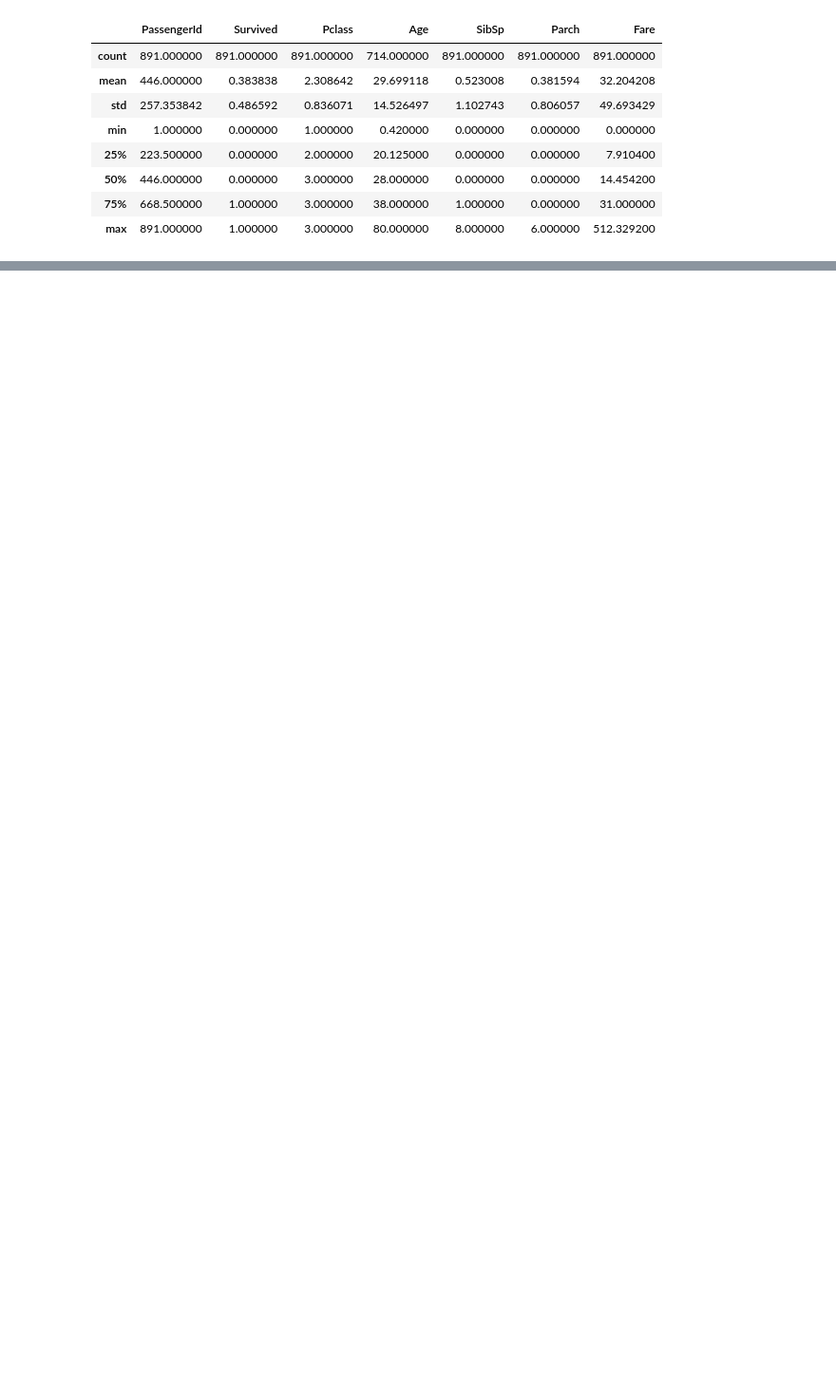
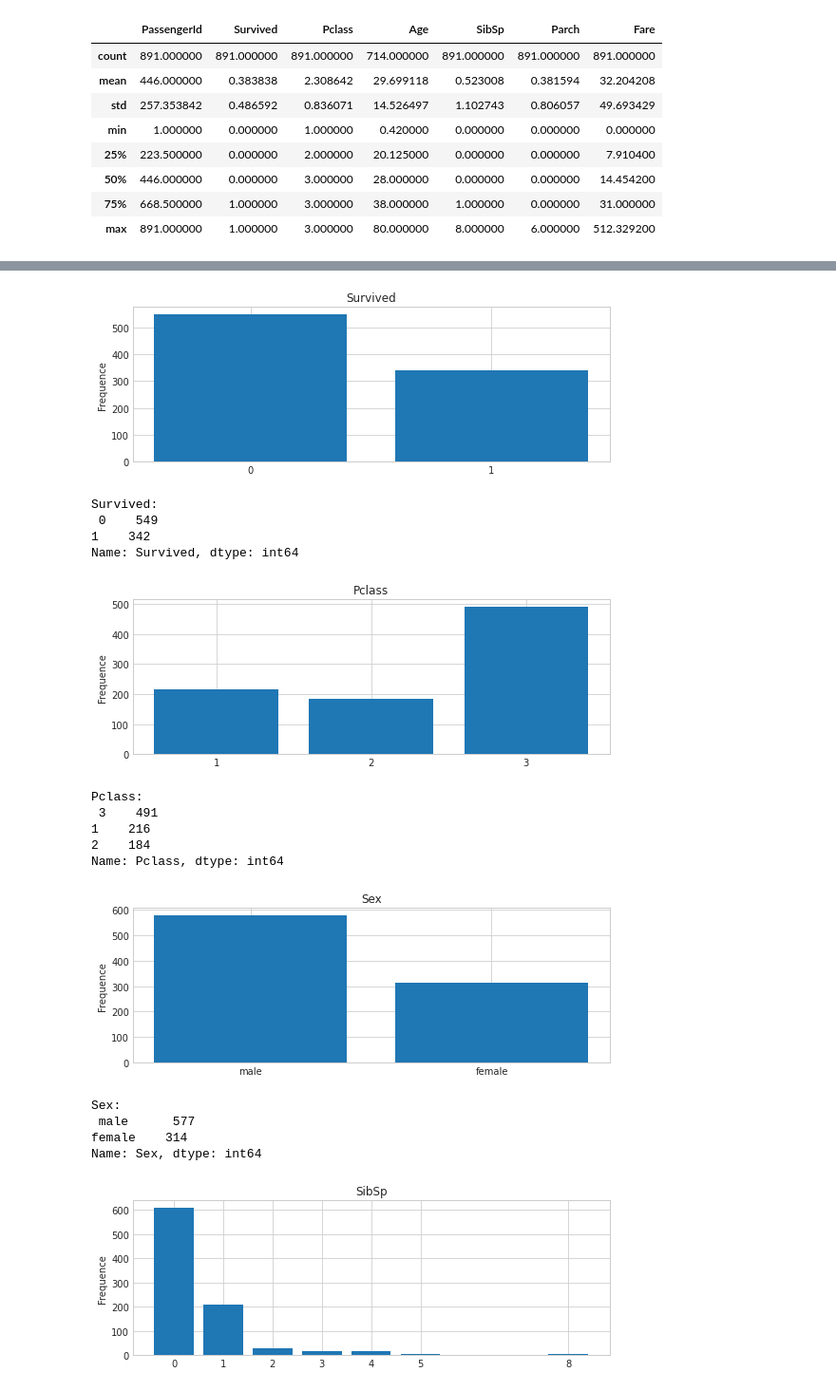
Before and after one commit to TolgaTANRISEVER/titanic-EDA, a Jupyter notebook: titanic-eda.ipynb, the cells around one changed output, grey strips where cells are left out. Shown at 95% size. Saved outputs shown, nothing was run; the diff lists cells and outputs as text; code cells hidden in the pictures; blank space fills up the shorter version.

```diff
--- a/titanic-eda.ipynb
+++ b/titanic-eda.ipynb
@@ -78,0 +129,42 @@ train_df.describe()
+# %%
+def bar_plot(variable):
+    """
+    input : variable ex :"sex"
+    output : bar plot  value count
+    """
+    #get feature
+    var =train_df[variable]
+    #count number of categorical variable
+    varValue=var.value_counts()
+    #visualize
+    plt.figure(figsize=(9,3))
+    plt.bar(varValue.index,varValue)
+    plt.xticks(varValue.index,varValue.index.values)
+    plt.ylabel("Frequence")
+    plt.title(variable)
+    plt.show()
+    print("{}:\n {}".format(variable,varValue))
+# %%
+
+category1=[ 'Survived', 'Pclass','Sex', 'SibSp',
+       'Parch', 'Embarked']
+for variable in liste:
+    bar_plot(variable)
+# %% [output]
+[figure, added]
+Survived:
+ 0    549
+1    342
+Name: Survived, dtype: int64
+[figure, added]
+Pclass:
+ 3    491
+1    216
+2    184
+Name: Pclass, dtype: int64
+[figure, added]
+Sex:
+ male      577
+female    314
+Name: Sex, dtype: int64
+[figure, added]
```
Also changed, not shown: parts of 9 cells of this notebook.
